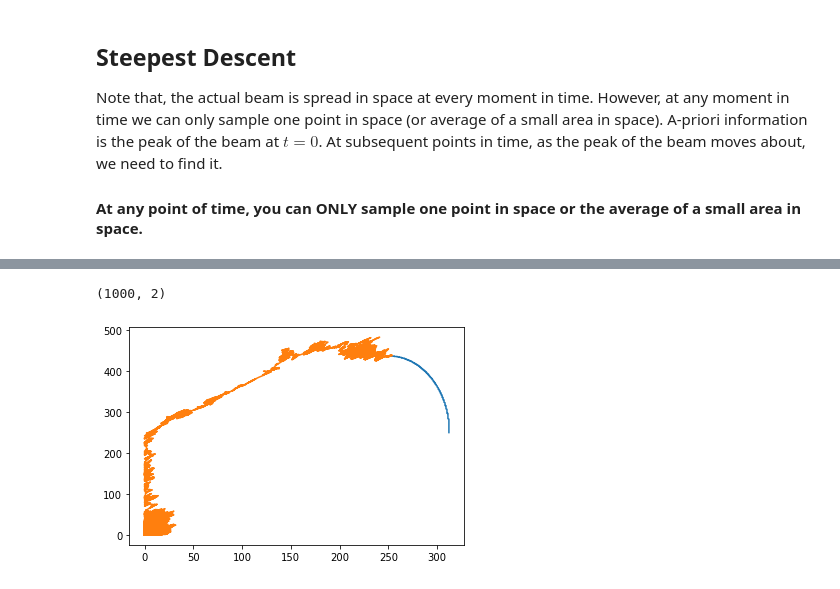
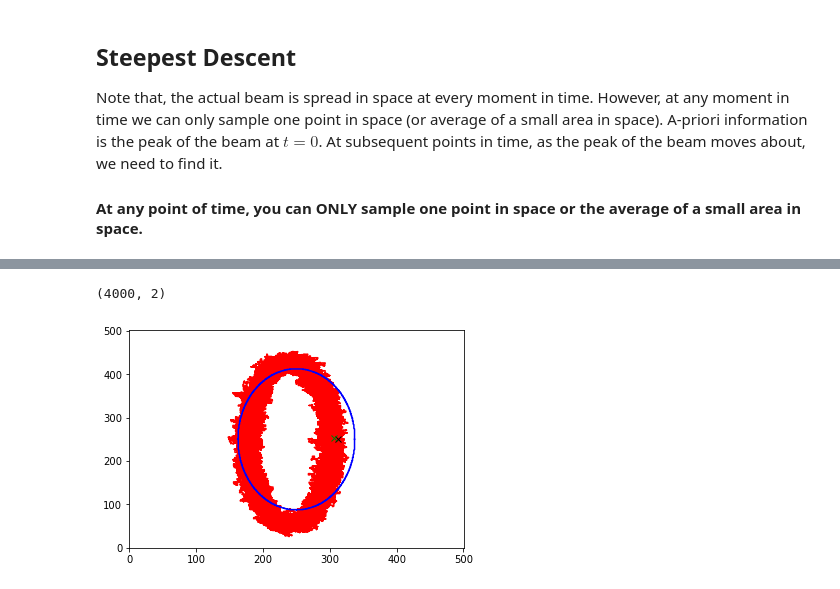
Before and after one commit to SPACE-HAUC/beamfollowing, a Jupyter notebook: steepest-descent-2d.ipynb, the cells around one changed output, grey strips where cells are left out. Cells and saved outputs as stored; diff of their text form; code cells hidden in the pictures.

```diff
--- a/steepest-descent-2d.ipynb
+++ b/steepest-descent-2d.ipynb
@@ -232,9 +246,9 @@ def track_max(istep, istop, width, dt, alpha, beta):
 # %%
 # Track from t = 0, beam width 15, perform measurement at every timestep (not ideal), learning rates alpha, beta = 50
 istart = 0
-istop = 100000
+istop = 400000
 istep = 1
 bwidth = 15
 # alpha and beta parameters are found with trial and error
-xtrack_arr, sigtrack_arr = track_max(istart, istop, bwidth, istep, 55, [50, 75])
+xtrack_arr, sigtrack_arr = track_max(istart, istop, bwidth, istep, 10, [65, 65])
 # %% [output]
@@ -264,20 +272,24 @@ plt.show()
 # %%
 src_track = []
 for i in range(0, istop, 100): # for each position of the beam
-    guess_i_x = np.where(generate_sig(i, 15)==generate_sig(i, 15).max())[0][0] # at t = 0, this is where the emitter is
-    guess_i_y = np.where(generate_sig(i, 15)==generate_sig(i, 15).max())[1][0] # at t = 0, this is where the emitter is
-    # src_track.append([(np.abs(xx - xr[i])).argmin(), (np.abs(yy - yr[i])).argmin()])
+    guess_i_x = np.where(generate_sig(i, 15)==generate_sig(i, 15).max())[1][0] # at t = 0, this is where the emitter is
+    guess_i_y = np.where(generate_sig(i, 15)==generate_sig(i, 15).max())[0][0] # at t = 0, this is where the emitter is
+#     src_track.append([(np.abs(xx - xr[i])).argmin(), (np.abs(yy - yr[i])).argmin()])
     src_track.append([guess_i_x, guess_i_y])
 src_track = np.array(src_track, dtype = float)
 src_track.shape
 # %% [output]
-(1000, 2)
+(4000, 2)
-# %%
-plt.plot(src_track[:, 0], src_track[:, 1])
-plt.plot(xtrack_arr[:,0], xtrack_arr[:,1])
-plt.show()
-# %% [output]
-[figure, removed]
+# %%
+plt.plot(xtrack_arr[:,0], xtrack_arr[:,1], c='r')
+plt.plot(src_track[:, 0], src_track[:, 1], c='b')
+plt.plot(xtrack_arr[0,0], xtrack_arr[0,1], marker='x',c='k')
+plt.plot(xtrack_arr[100,0], xtrack_arr[100,1], marker='x',c='g')
+plt.xlim(0, 5 * gridMax + 1)
+plt.ylim(0, 5 * gridMax + 1)
+plt.show()
+# %% [output]
+[figure, added]
 # %%
 fig, ax1 = plt.subplots(figsize = (18, 12))
 
```
Also changed, not shown: parts of 7 cells of this notebook.
